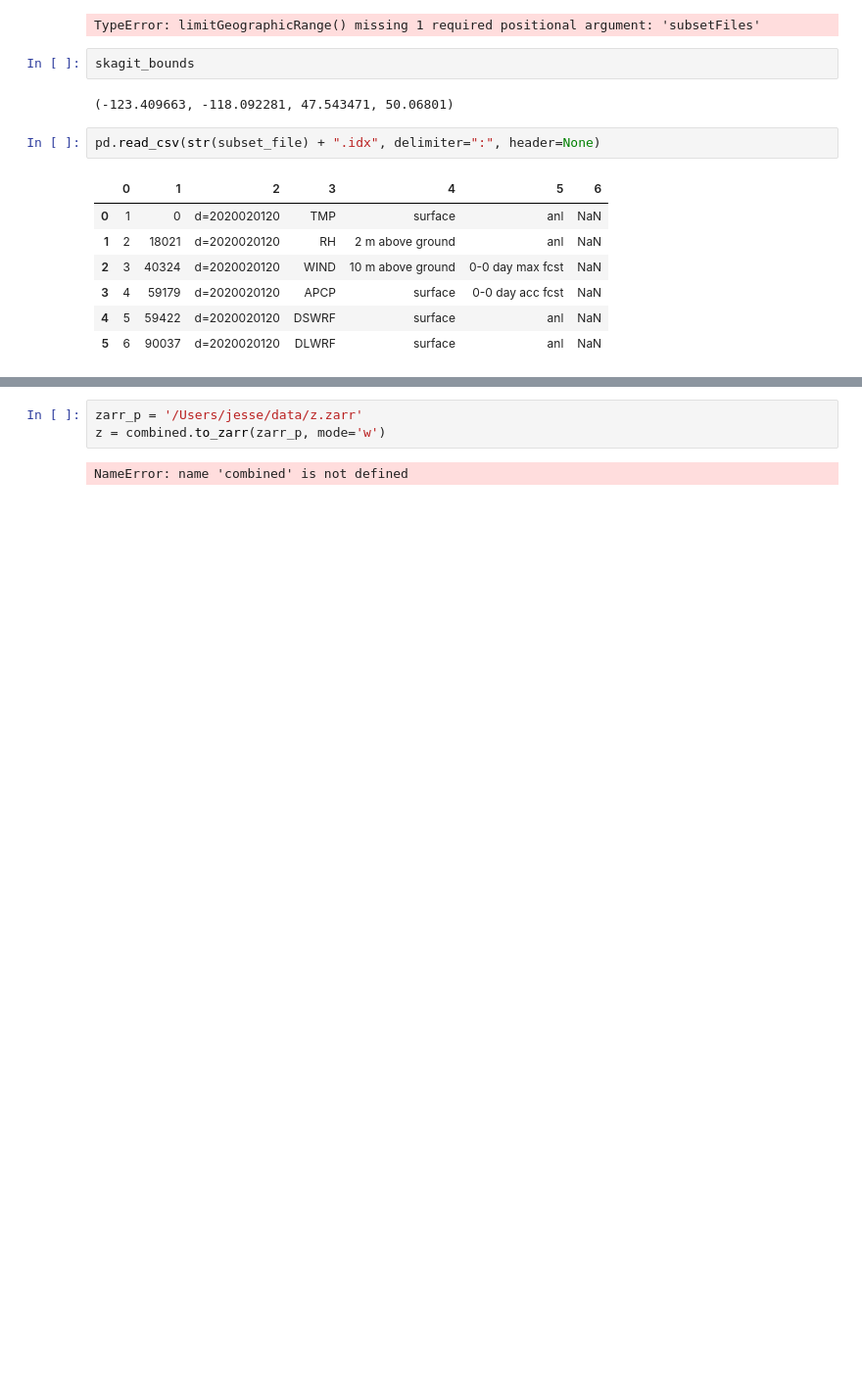
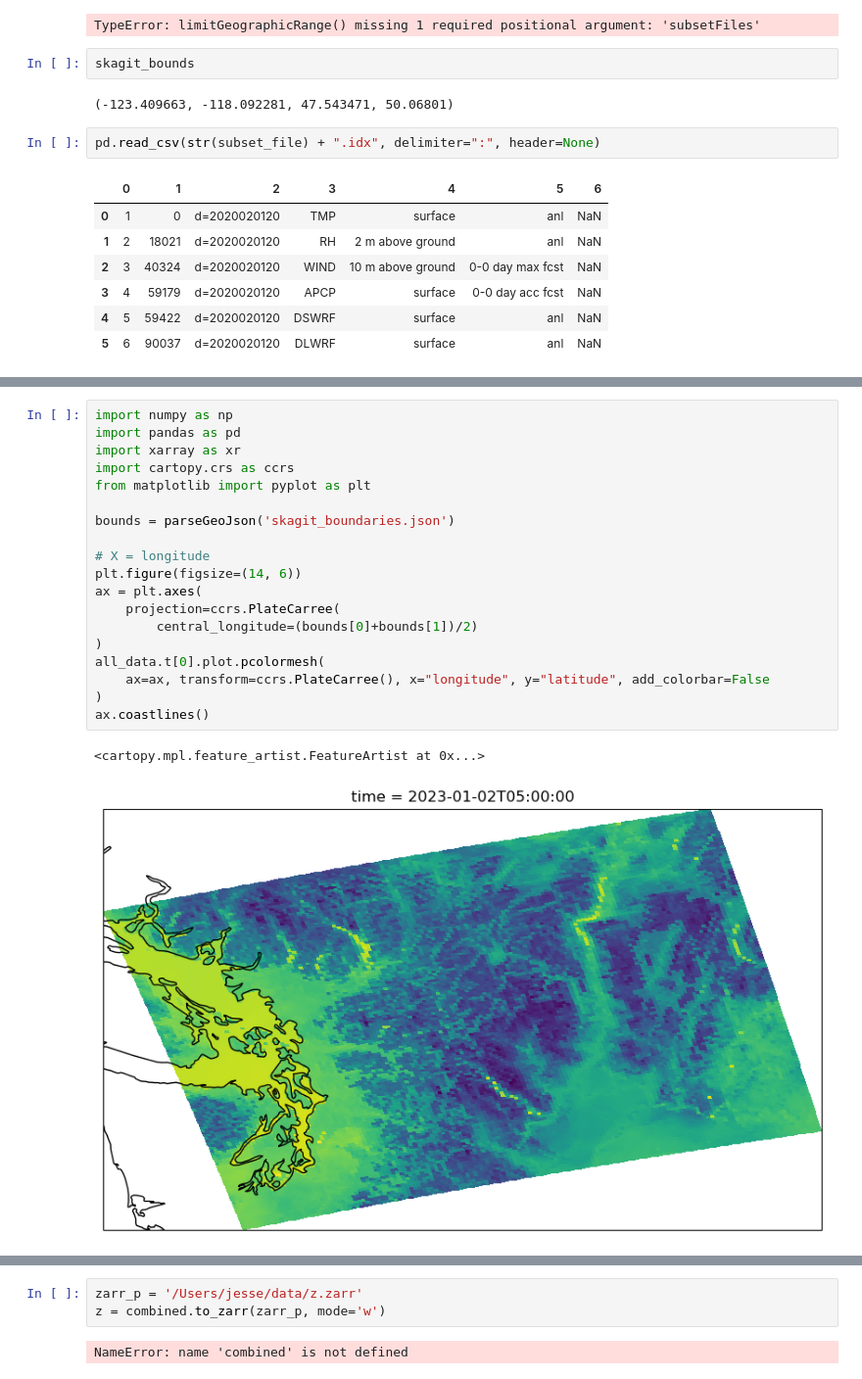
Before and after one commit to jakes44/skagit-met, a Jupyter notebook: hrrr_model_downloader_notebook.ipynb, the cells around one changed output, grey strips where cells are left out. Shown at 98% size. Cells and saved outputs as stored; diff of their text form; blank space fills up the shorter version.

```diff
--- a/hrrr_model_downloader_notebook.ipynb
+++ b/hrrr_model_downloader_notebook.ipynb
@@ -314 +405,23 @@ ds_region = cfgrib.open_datasets(hour_subset_file)
+# %%
+import numpy as np
+import pandas as pd
+import xarray as xr
+import cartopy.crs as ccrs
+from matplotlib import pyplot as plt
+
+bounds = parseGeoJson('skagit_boundaries.json')
+
+# X = longitude
+plt.figure(figsize=(14, 6))
+ax = plt.axes(
+    projection=ccrs.PlateCarree(
+        central_longitude=(bounds[0]+bounds[1])/2)
+)
+all_data.t[0].plot.pcolormesh(
+    ax=ax, transform=ccrs.PlateCarree(), x="longitude", y="latitude", add_colorbar=False
+)
+ax.coastlines()
+# %% [output]
+<cartopy.mpl.feature_artist.FeatureArtist at 0x...>
+[figure, added]
 # %%
```
Also changed, not shown: parts of 15 cells of this notebook, 2 other files.
